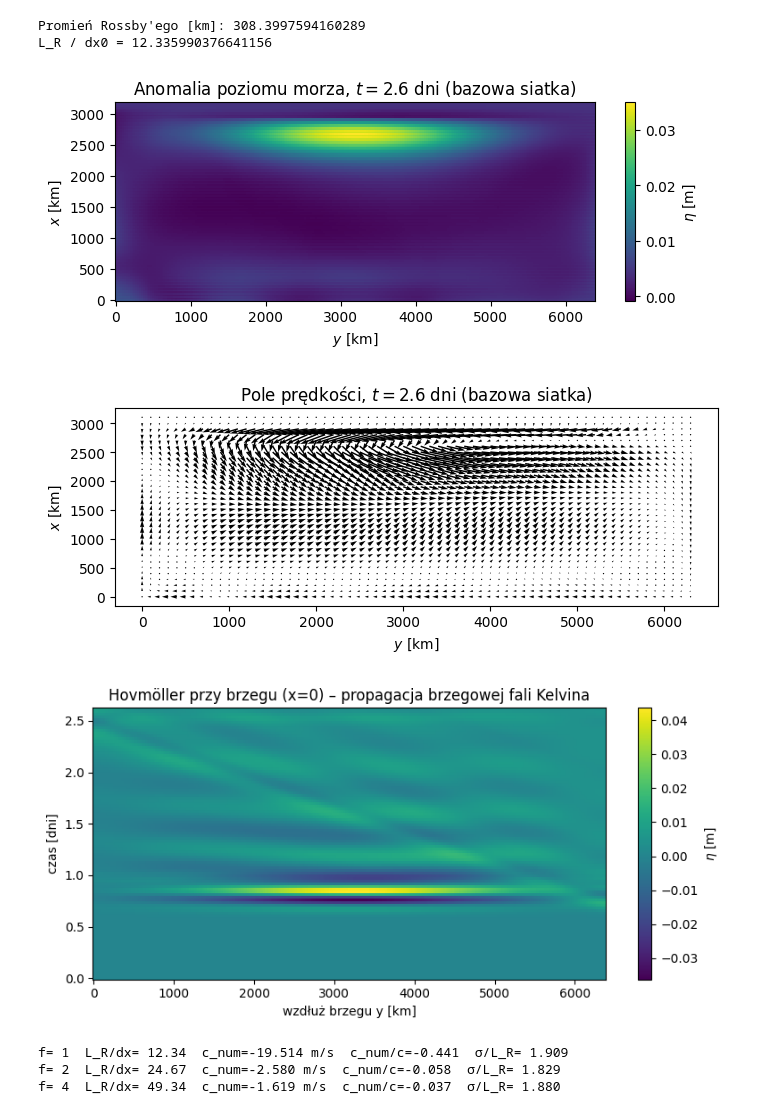
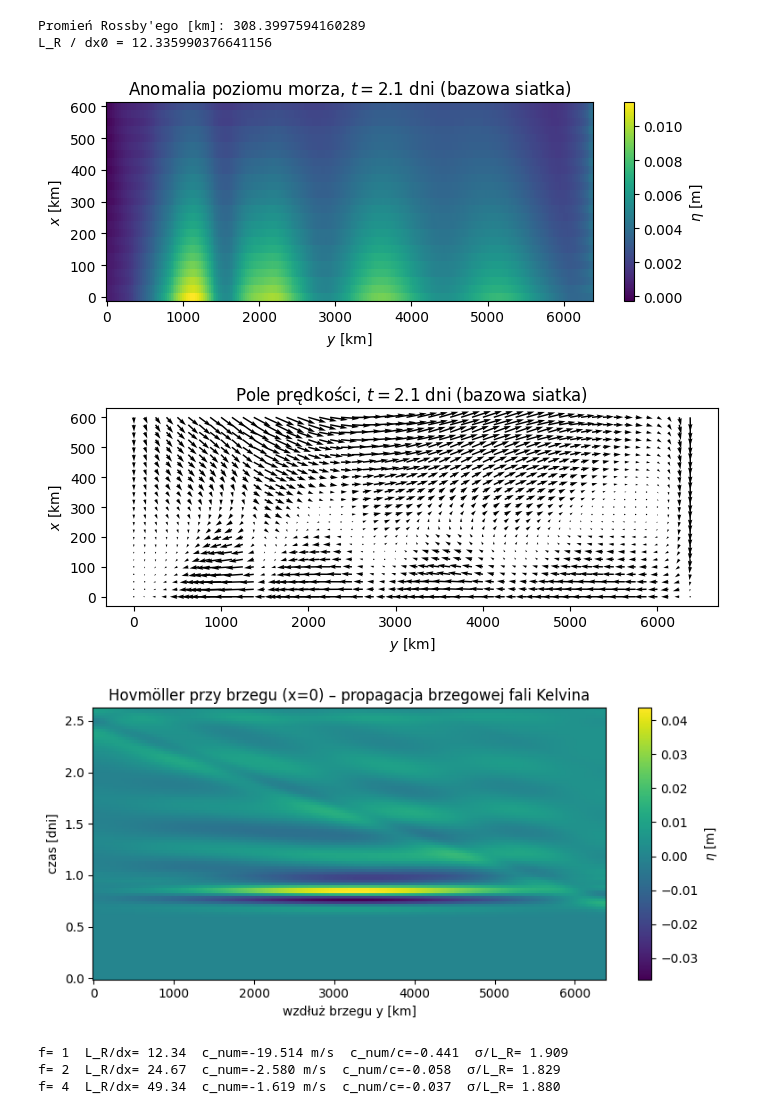
Before and after one commit to MUPAGH2025/0mroz, a Jupyter notebook: kelvin.ipynb, the cells around one changed output. Saved outputs shown, nothing was run; the diff lists cells and outputs as text; code cells hidden in the pictures.

Commit message:
Kelvin_report_demo

```diff
--- a/kelvin.ipynb
+++ b/kelvin.ipynb
@@ -630,11 +794,23 @@ def plot_kelvin_fields(sim: dict,
     time_days = times[snapshot_index] / 86400.0
 
     if level_and_vector:
-      # 1) mapa 2D anomalii poziomu morza
+      # --- wybór zakresu w x: od brzegu do 2 * L_R ---
+      max_x_km = 2.0 * L_R_km
+      # weź przekrój Xkm po kolumnie (x wzdłuż brzegu stały)
+      x_profile = Xkm[:, 0]
+      ix_max = np.searchsorted(x_profile, max_x_km, side="right")
+
+      Xkm_sub   = Xkm[:ix_max, :]
+      Ykm_sub   = Ykm[:ix_max, :]
+      eta_sub   = eta_snap[:ix_max, :]
+      u_sub     = u_snap[:ix_max, :]
+      v_sub     = v_snap[:ix_max, :]
+      h_sub     = h_snap[:ix_max, :]
+
+      # 1) mapa 2D anomalii poziomu morza (tylko 0–2 L_R)
       fig1, ax1 = plt.subplots(figsize=(7, 3))
-      pcm = ax1.pcolormesh(Ykm, Xkm, eta_snap, shading="auto")
+      pcm = ax1.pcolormesh(Ykm_sub, Xkm_sub, eta_sub, shading="auto")
       cb = fig1.colorbar(pcm, ax=ax1, label=r"$\eta\ \mathrm{[m]}$")
-      ax1.set_ylim(0.0, 2.0 * L_R_km)
       ax1.set_xlabel(r"$y\ \mathrm{[km]}$")
       ax1.set_ylabel(r"$x\ \mathrm{[km]}$")
       ax1.set_title(rf"Anomalia poziomu morza, $t={time_days:.1f}$ dni ({label})")
@@ -643,21 +819,18 @@ def plot_kelvin_fields(sim: dict,
           fig1.savefig(f"{save_prefix}_eta2D.pdf")
       plt.show()
 
-      # 2) pole wektorowe prędkości (quiver) – przetrzebione
-      stride_x = max(1, h_snap.shape[0] // (downsample * 8))
-      stride_y = max(1, h_snap.shape[1] // (downsample * 16))
+      # 2) pole wektorowe prędkości (quiver) – przetrzebione, też tylko 0–2 L_R
+      stride_x = max(1, h_sub.shape[0] // (downsample * 6))
+      stride_y = max(1, h_sub.shape[1] // (downsample * 12))
 
       fig2, ax2 = plt.subplots(figsize=(7, 3))
       ax2.quiver(
-          Ykm[::stride_x, ::stride_y],
-          Xkm[::stride_x, ::stride_y],
-          v_snap[::stride_x, ::stride_y],
-          u_snap[::stride_x, ::stride_y],
+          Ykm_sub[::stride_x, ::stride_y],
+          Xkm_sub[::stride_x, ::stride_y],
+          v_sub[::stride_x, ::stride_y],
+          u_sub[::stride_x, ::stride_y],
           scale=None,
       )
-      # zakres poprzeczny: od brzegu (x=0) do 2 * L_R
-      ax2.set_ylim(0.0, 2.0 * L_R_km)
-
       ax2.set_xlabel(r"$y\ \mathrm{[km]}$")
       ax2.set_ylabel(r"$x\ \mathrm{[km]}$")
       ax2.set_title(rf"Pole prędkości, $t={time_days:.1f}$ dni ({label})")
@@ -771,18 +944,18 @@ Promień Rossby'ego [km]: 308.3997594160289
 L_R / dx0 = 12.335990376641156
 # %%
 # np. bazowa siatka:
-sim_base = run_kelvin_sim(nx0, ny0, dx0, dy0, CFL=CFL0, nt=nt0, outfreq=outfreq0)
+# sim_base = run_kelvin_sim(nx0, ny0, dx0, dy0, CFL=CFL0, nt=nt0, outfreq=outfreq0)
 
 plot_kelvin_fields(sim_base,
-                   snapshot_index=-1,
+                   snapshot_index=80,
                    label="bazowa siatka",
                    downsample=4,
                    save_prefix="kelvin_base",
                    level_and_vector = True
                    )
 # %% [output]
-[figure, old version]
+[figure, new version]
-[figure, old version]
+[figure, new version]
 [figure]
 # %%
 space_factors = [0.5, 1, 2]
```
Also changed, not shown: parts of 8 cells of this notebook, 1 other file.
